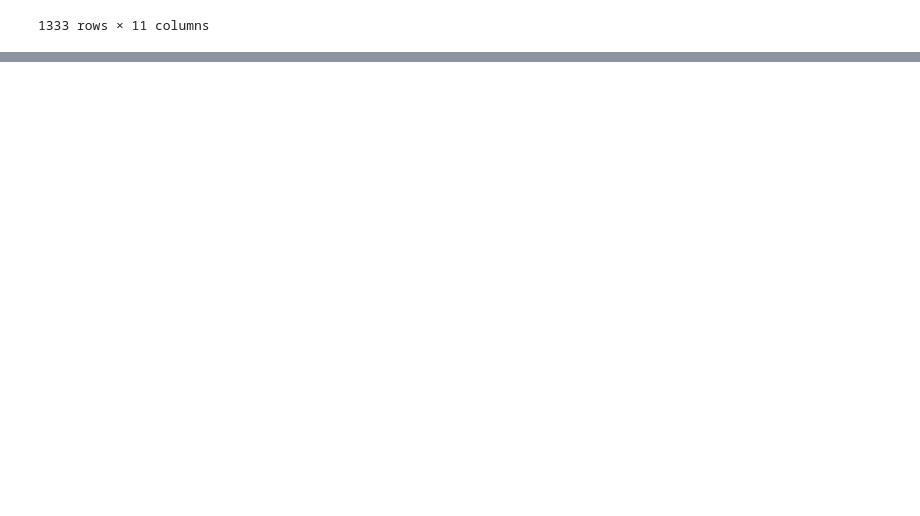
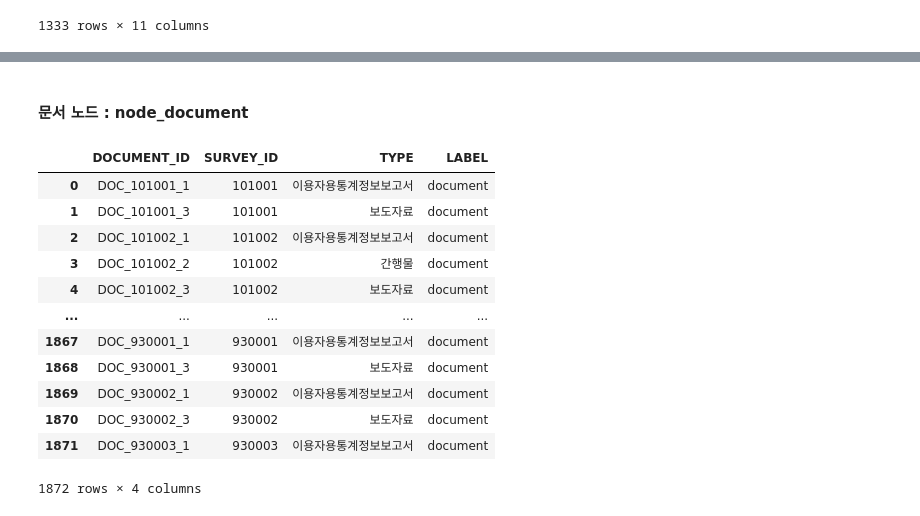
Before and after one commit to Tikkeulmoatikkeul/Cos-kobot_enhancement_research, a Jupyter notebook: node_survey.ipynb, the cells around one changed output, grey strips where cells are left out. Cells and saved outputs as stored; diff of their text form; code cells hidden in the pictures; blank space fills up the shorter version.

```diff
--- a/node_survey.ipynb
+++ b/node_survey.ipynb
@@ -340,0 +446,38 @@ df_node_survey.to_csv("./nodes/node_survey.csv", index=False, encoding="utf-8-si
+# %% [markdown]
+#### 문서 노드 : node_document
+# %%
+# 대상 컬럼들 (boolean 타입)
+bool_columns = ["이용자용통계정보보고서", "간행물", "보도자료", "통계설명메타"]
+
+suffix_map = {col: str(i+1) for i, col in enumerate(bool_columns)}
+
+documents = []
+
+# 각 컬럼에 대해 True인 행만 추출
+for col in bool_columns:
+    temp = df_node_survey[df_node_survey[col] == True][["승인번호"]].copy()
+    temp["DOCUMENT_ID"] = "DOC_" + temp["승인번호"].astype(str) + "_" + suffix_map[col]
+    temp["SURVEY_ID"] = temp["승인번호"]
+    temp["TYPE"] = col
+    documents.append(temp[["DOCUMENT_ID", "SURVEY_ID", "TYPE"]])
+
+
+df_document = pd.concat(documents, ignore_index=True)
+df_document["LABEL"]="document"
+
+df_document = df_document.sort_values(by="DOCUMENT_ID").reset_index(drop=True)
+df_document
+# %% [output]
+|  | DOCUMENT_ID | SURVEY_ID | TYPE | LABEL |
+| 0 | DOC_101001_1 | 101001 | 이용자용통계정보보고서 | document |
+| 1 | DOC_101001_3 | 101001 | 보도자료 | document |
+| 2 | DOC_101002_1 | 101002 | 이용자용통계정보보고서 | document |
+| 3 | DOC_101002_2 | 101002 | 간행물 | document |
+| 4 | DOC_101002_3 | 101002 | 보도자료 | document |
+| ... | ... | ... | ... | ... |
+| 1867 | DOC_930001_1 | 930001 | 이용자용통계정보보고서 | document |
+| 1868 | DOC_930001_3 | 930001 | 보도자료 | document |
+| 1869 | DOC_930002_1 | 930002 | 이용자용통계정보보고서 | document |
+| 1870 | DOC_930002_3 | 930002 | 보도자료 | document |
+| 1871 | DOC_930003_1 | 930003 | 이용자용통계정보보고서 | document |
+1872 rows × 4 columns
```
Also changed, not shown: parts of 13 cells of this notebook, 4 other files.
